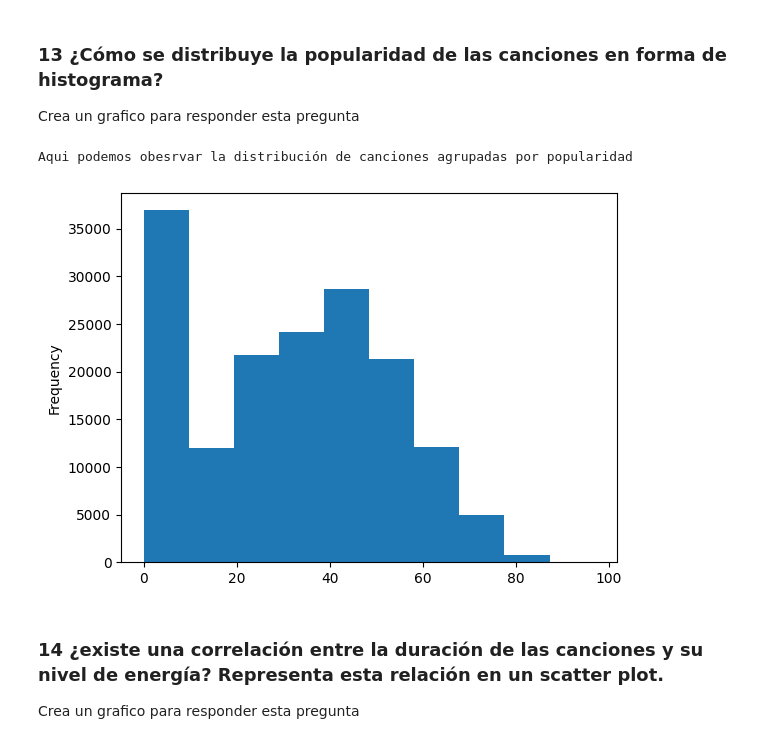
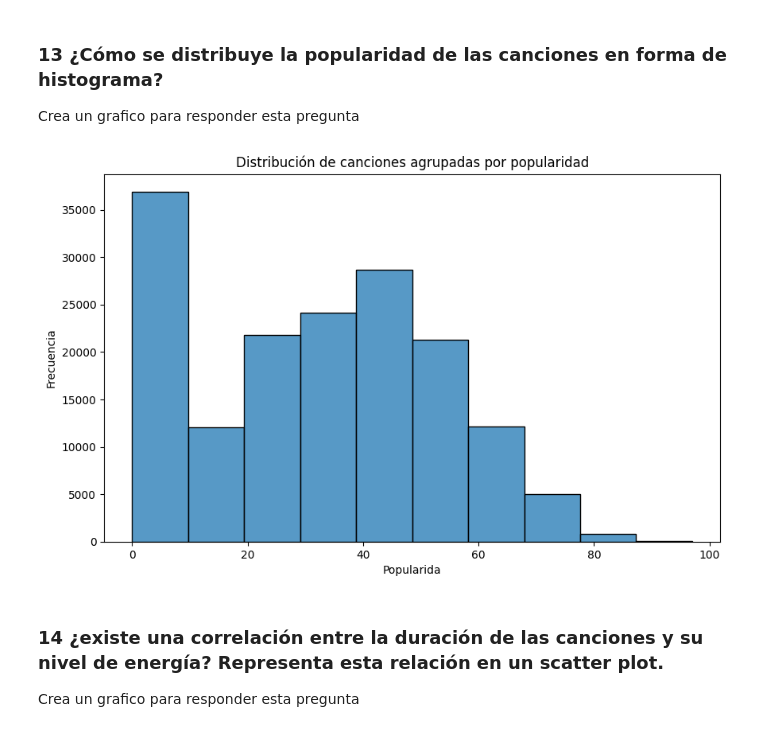
Before and after one commit to Horaciomb/UPB_Herramientas_Basicas_Visualizacion_Datoss_, a Jupyter notebook: Trabajo_Final/Trabajo_final.ipynb, the cells around one changed output. Cells and saved outputs as stored; diff of their text form; code cells hidden in the pictures.

```diff
--- a/Trabajo_Final/Trabajo_final.ipynb
+++ b/Trabajo_Final/Trabajo_final.ipynb
@@ -348,11 +373,17 @@ answer_12
 Crea un grafico para responder esta pregunta
 # %%
 # tu código aquí
-df['popularity'].plot(kind='hist',bins=10)
-print("Aqui podemos obesrvar la distribución de canciones agrupadas por popularidad")
+# df['popularity'].plot(kind='hist',bins=10)
+# print("Aqui podemos obesrvar la distribución de canciones agrupadas por popularidad")
-# %% [output]
-Aqui podemos obesrvar la distribución de canciones agrupadas por popularidad
-[figure, removed]
+# %%
+plt.figure(figsize=(10,6))
+sns.histplot(data=df,x='popularity',bins=10)
+plt.ylabel("Frecuencia")
+plt.xlabel("Popularida")
+plt.title("Distribución de canciones agrupadas por popularidad")
+plt.show()
+# %% [output]
+[figure, added]
 # %% [markdown]
 ### 14 ¿existe una correlación entre la duración de las canciones y su nivel de energía? Representa esta relación en un scatter plot.
 Crea un grafico para responder esta pregunta
```
Also changed, not shown: parts of 19 cells of this notebook.
